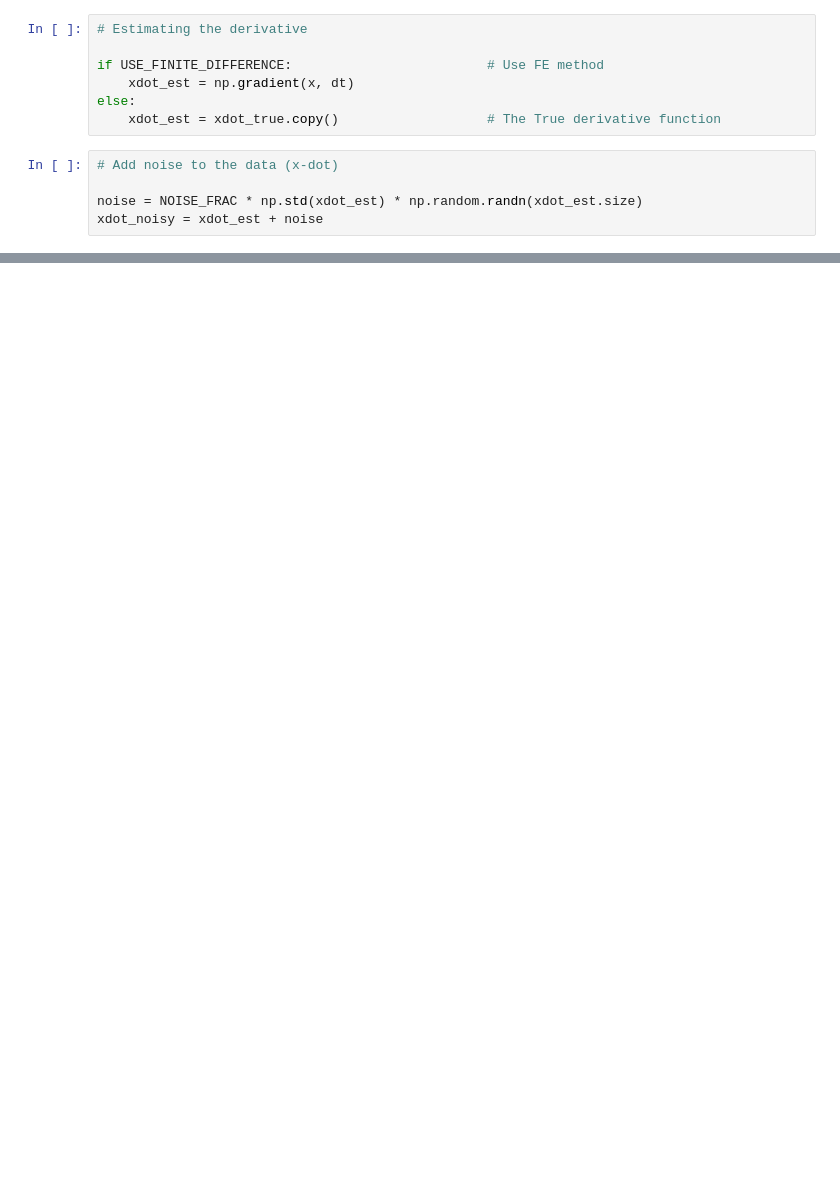
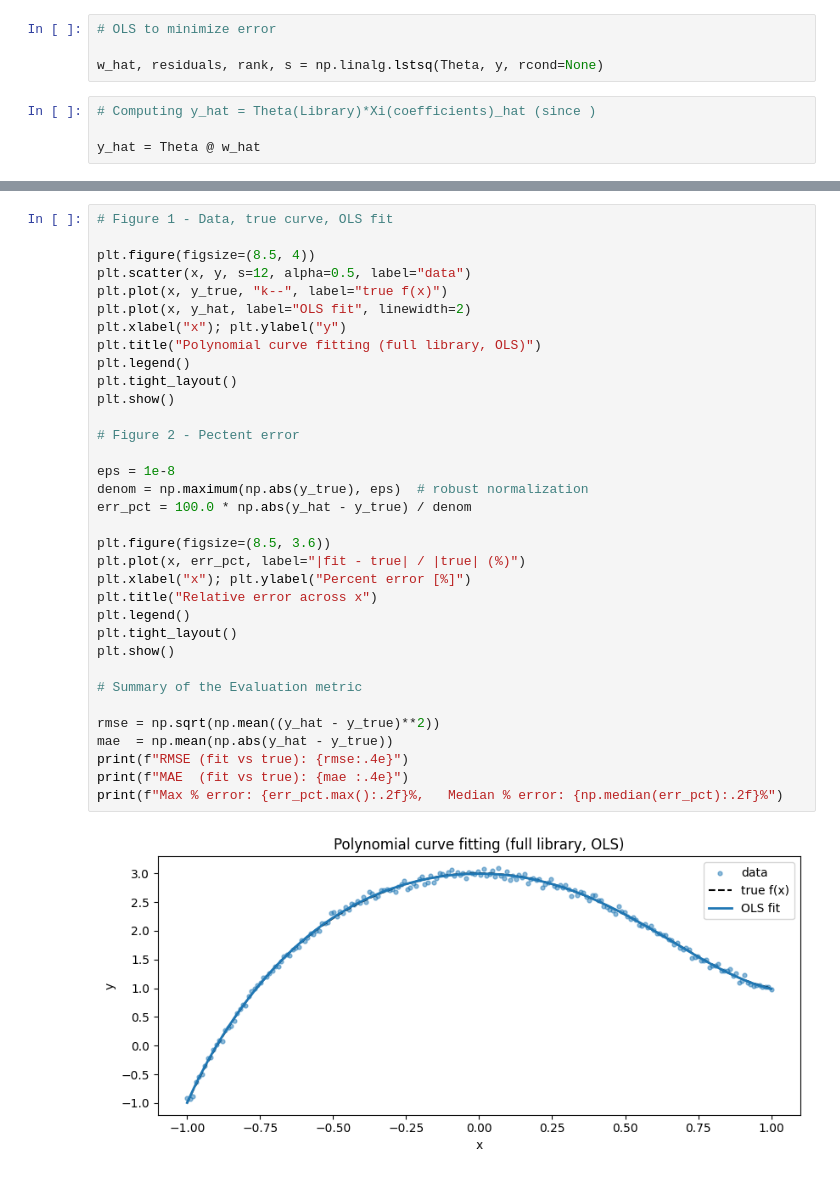
Before and after one commit to brianhjh/Bayesian-SINDy, a Jupyter notebook: notebooks/Simple_SINDy.ipynb, the cells around one changed output, grey strips where cells are left out. Drawn from its saved outputs; the diff is of its cells as text; blank space fills up the shorter version.

```diff
--- a/notebooks/Simple_SINDy.ipynb
+++ b/notebooks/Simple_SINDy.ipynb
@@ -32,12 +49,8 @@ feature_names = [name for _, name in library_terms]
 # %%
-# Estimating the derivative
+# OLS to minimize error
 
-if USE_FINITE_DIFFERENCE:                         # Use FE method
-    xdot_est = np.gradient(x, dt)
-else:
-    xdot_est = xdot_true.copy()                   # The True derivative function
+w_hat, residuals, rank, s = np.linalg.lstsq(Theta, y, rcond=None)
 # %%
-# Add noise to the data (x-dot)
+# Computing y_hat = Theta(Library)*Xi(coefficients)_hat (since )
 
-noise = NOISE_FRAC * np.std(xdot_est) * np.random.randn(xdot_est.size)
-xdot_noisy = xdot_est + noise
+y_hat = Theta @ w_hat
@@ -107,0 +65,36 @@ plt.show()
+# %%
+# Figure 1 - Data, true curve, OLS fit
+
+plt.figure(figsize=(8.5, 4))
+plt.scatter(x, y, s=12, alpha=0.5, label="data")
+plt.plot(x, y_true, "k--", label="true f(x)")
+plt.plot(x, y_hat, label="OLS fit", linewidth=2)
+plt.xlabel("x"); plt.ylabel("y")
+plt.title("Polynomial curve fitting (full library, OLS)")
+plt.legend()
+plt.tight_layout()
+plt.show()
+
+# Figure 2 - Pectent error
+
+eps = 1e-8
+denom = np.maximum(np.abs(y_true), eps)  # robust normalization
+err_pct = 100.0 * np.abs(y_hat - y_true) / denom
+
+plt.figure(figsize=(8.5, 3.6))
+plt.plot(x, err_pct, label="|fit - true| / |true| (%)")
+plt.xlabel("x"); plt.ylabel("Percent error [%]")
+plt.title("Relative error across x")
+plt.legend()
+plt.tight_layout()
+plt.show()
+
+# Summary of the Evaluation metric
+
+rmse = np.sqrt(np.mean((y_hat - y_true)**2))
+mae  = np.mean(np.abs(y_hat - y_true))
+print(f"RMSE (fit vs true): {rmse:.4e}")
+print(f"MAE  (fit vs true): {mae :.4e}")
+print(f"Max % error: {err_pct.max():.2f}%,   Median % error: {np.median(err_pct):.2f}%")
+# %% [output]
+[figure, added]
```
Also changed, not shown: parts of 12 cells of this notebook.
